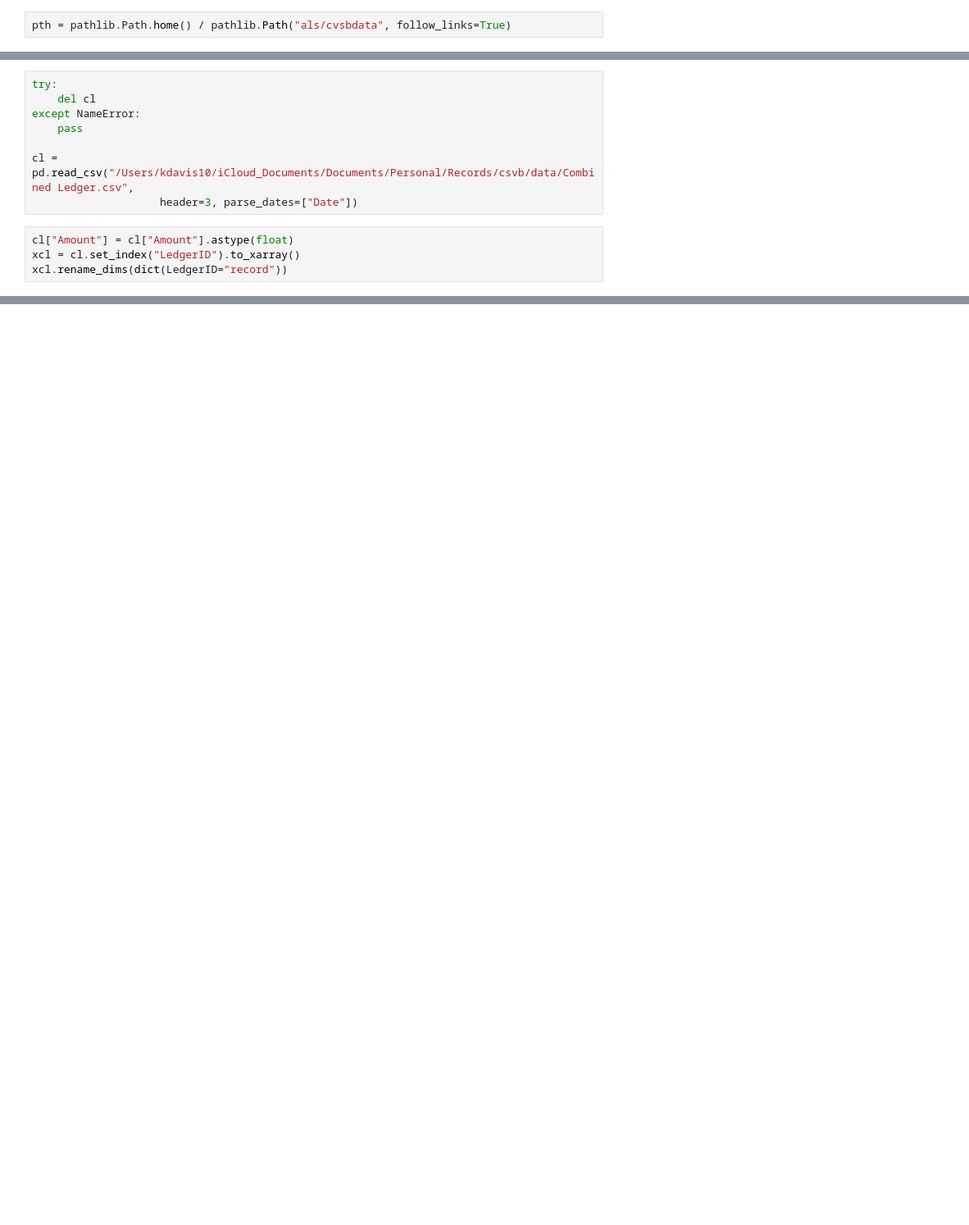
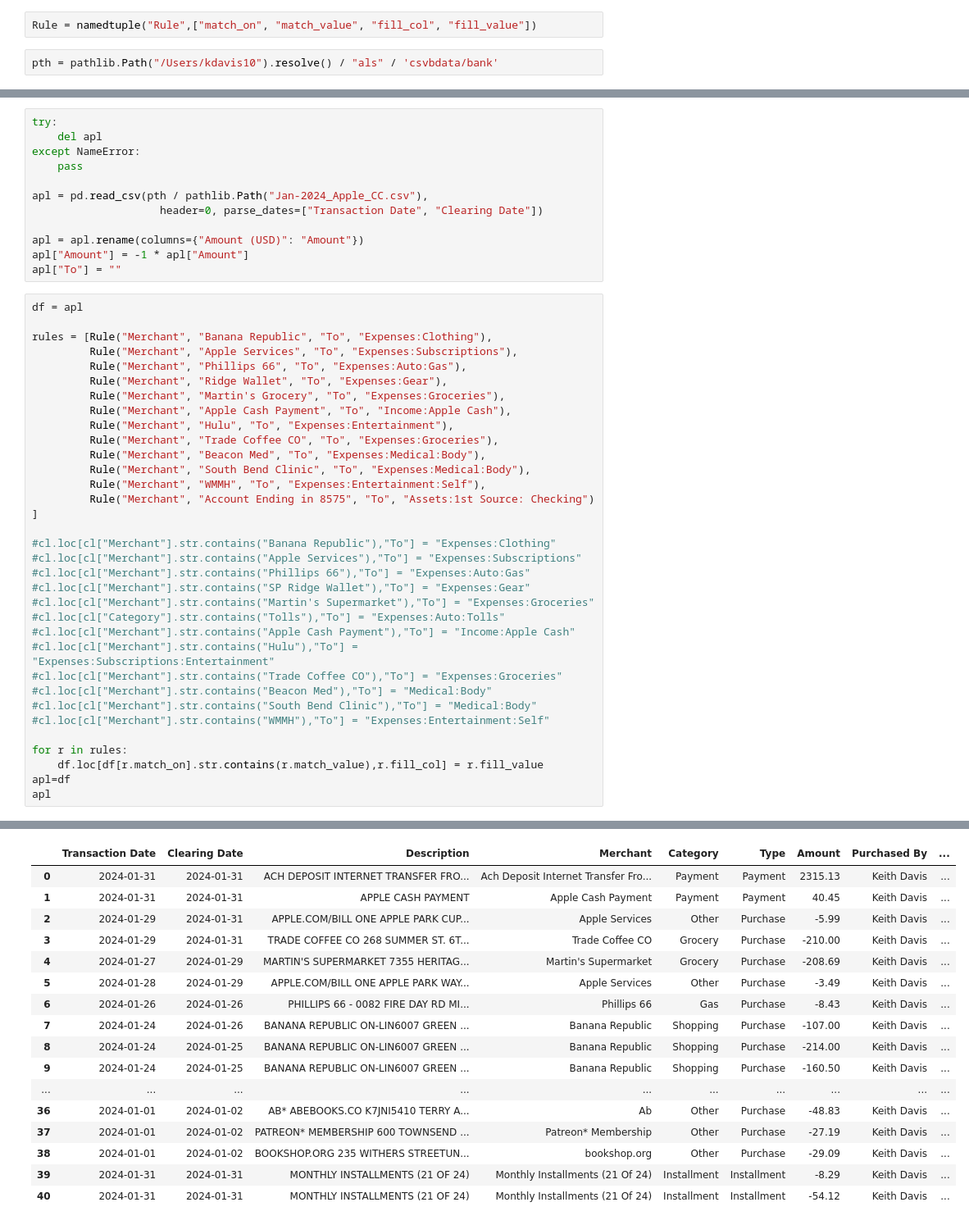
Before and after one commit to KeithDavis067/csvb, a Jupyter notebook: xar_transactions.ipynb, the cells around one changed output, grey strips where cells are left out. Shown at 82% size. Saved outputs shown, nothing was run; the diff lists cells and outputs as text; blank space fills up the shorter version.

```diff
--- a/xar_transactions.ipynb
+++ b/xar_transactions.ipynb
@@ -8,3 +16,5 @@ import xarray as xr
+# %%
+Rule = namedtuple("Rule",["match_on", "match_value", "fill_col", "fill_value"])
 # %%
-pth = pathlib.Path.home() / pathlib.Path("als/cvsbdata", follow_links=True)
+pth = pathlib.Path("/Users/kdavis10").resolve() / "als" / 'csvbdata/bank'
 # %%
@@ -14,13 +24,47 @@ PosixPath('/Users/kdavis10/als/cvsbdata')
 # %%
 try:
-    del cl
+    del apl
 except NameError:
     pass
 
-cl = pd.read_csv("/Users/kdavis10/iCloud_Documents/Documents/Personal/Records/csvb/data/Combined Ledger.csv",
-                    header=3, parse_dates=["Date"])
+apl = pd.read_csv(pth / pathlib.Path("Jan-2024_Apple_CC.csv"),
+                    header=0, parse_dates=["Transaction Date", "Clearing Date"])
+
+apl = apl.rename(columns={"Amount (USD)": "Amount"})
+apl["Amount"] = -1 * apl["Amount"]
+apl["To"] = ""
 # %%
-cl["Amount"] = cl["Amount"].astype(float)
-xcl = cl.set_index("LedgerID").to_xarray()
-xcl.rename_dims(dict(LedgerID="record"))
+df = apl
+
+rules = [Rule("Merchant", "Banana Republic", "To", "Expenses:Clothing"),
+         Rule("Merchant", "Apple Services", "To", "Expenses:Subscriptions"),
+         Rule("Merchant", "Phillips 66", "To", "Expenses:Auto:Gas"),
+         Rule("Merchant", "Ridge Wallet", "To", "Expenses:Gear"),
+         Rule("Merchant", "Martin's Grocery", "To", "Expenses:Groceries"),
+         Rule("Merchant", "Apple Cash Payment", "To", "Income:Apple Cash"),
+         Rule("Merchant", "Hulu", "To", "Expenses:Entertainment"),
+         Rule("Merchant", "Trade Coffee CO", "To", "Expenses:Groceries"),
+         Rule("Merchant", "Beacon Med", "To", "Expenses:Medical:Body"),
+         Rule("Merchant", "South Bend Clinic", "To", "Expenses:Medical:Body"),
+         Rule("Merchant", "WMMH", "To", "Expenses:Entertainment:Self"),
+         Rule("Merchant", "Account Ending in 8575", "To", "Assets:1st Source: Checking")
+]
+
+#cl.loc[cl["Merchant"].str.contains("Banana Republic"),"To"] = "Expenses:Clothing"
+#cl.loc[cl["Merchant"].str.contains("Apple Services"),"To"] = "Expenses:Subscriptions"
+#cl.loc[cl["Merchant"].str.contains("Phillips 66"),"To"] = "Expenses:Auto:Gas"
+#cl.loc[cl["Merchant"].str.contains("SP Ridge Wallet"),"To"] = "Expenses:Gear"
+#cl.loc[cl["Merchant"].str.contains("Martin's Supermarket"),"To"] = "Expenses:Groceries"
+#cl.loc[cl["Category"].str.contains("Tolls"),"To"] = "Expenses:Auto:Tolls"
+#cl.loc[cl["Merchant"].str.contains("Apple Cash Payment"),"To"] = "Income:Apple Cash"
+#cl.loc[cl["Merchant"].str.contains("Hulu"),"To"] = "Expenses:Subscriptions:Entertainment"
+#cl.loc[cl["Merchant"].str.contains("Trade Coffee CO"),"To"] = "Expenses:Groceries"
+#cl.loc[cl["Merchant"].str.contains("Beacon Med"),"To"] = "Medical:Body"
+#cl.loc[cl["Merchant"].str.contains("South Bend Clinic"),"To"] = "Medical:Body"
+#cl.loc[cl["Merchant"].str.contains("WMMH"),"To"] = "Expenses:Entertainment:Self"
+
+for r in rules:
+    df.loc[df[r.match_on].str.contains(r.match_value),r.fill_col] = r.fill_value
+apl=df
+apl
 # %% [output]
@@ -37,0 +71,17 @@ Data variables:
+|  | Transaction Date | Clearing Date | Description | Merchant | Category | Type | Amount | Purchased By | ... |
+| 0 | 2024-01-31 | 2024-01-31 | ACH DEPOSIT INTERNET TRANSFER FRO... | Ach Deposit Internet Transfer Fro... | Payment | Payment | 2315.13 | Keith Davis | ... |
+| 1 | 2024-01-31 | 2024-01-31 | APPLE CASH PAYMENT | Apple Cash Payment | Payment | Payment | 40.45 | Keith Davis | ... |
+| 2 | 2024-01-29 | 2024-01-31 | APPLE.COM/BILL ONE APPLE PARK CUP... | Apple Services | Other | Purchase | -5.99 | Keith Davis | ... |
+| 3 | 2024-01-29 | 2024-01-31 | TRADE COFFEE CO 268 SUMMER ST. 6T... | Trade Coffee CO | Grocery | Purchase | -210.00 | Keith Davis | ... |
+| 4 | 2024-01-27 | 2024-01-29 | MARTIN'S SUPERMARKET 7355 HERITAG... | Martin's Supermarket | Grocery | Purchase | -208.69 | Keith Davis | ... |
+| 5 | 2024-01-28 | 2024-01-29 | APPLE.COM/BILL ONE APPLE PARK WAY... | Apple Services | Other | Purchase | -3.49 | Keith Davis | ... |
+| 6 | 2024-01-26 | 2024-01-26 | PHILLIPS 66 - 0082 FIRE DAY RD MI... | Phillips 66 | Gas | Purchase | -8.43 | Keith Davis | ... |
+| 7 | 2024-01-24 | 2024-01-26 | BANANA REPUBLIC ON-LIN6007 GREEN ... | Banana Republic | Shopping | Purchase | -107.00 | Keith Davis | ... |
+| 8 | 2024-01-24 | 2024-01-25 | BANANA REPUBLIC ON-LIN6007 GREEN ... | Banana Republic | Shopping | Purchase | -214.00 | Keith Davis | ... |
+| 9 | 2024-01-24 | 2024-01-25 | BANANA REPUBLIC ON-LIN6007 GREEN ... | Banana Republic | Shopping | Purchase | -160.50 | Keith Davis | ... |
+| ... | ... | ... | ... | ... | ... | ... | ... | ... | ... |
+| 36 | 2024-01-01 | 2024-01-02 | AB* ABEBOOKS.CO K7JNI5410 TERRY A... | Ab | Other | Purchase | -48.83 | Keith Davis | ... |
+| 37 | 2024-01-01 | 2024-01-02 | PATREON* MEMBERSHIP 600 TOWNSEND ... | Patreon* Membership | Other | Purchase | -27.19 | Keith Davis | ... |
+| 38 | 2024-01-01 | 2024-01-02 | BOOKSHOP.ORG 235 WITHERS STREETUN... | bookshop.org | Other | Purchase | -29.09 | Keith Davis | ... |
+| 39 | 2024-01-31 | 2024-01-31 | MONTHLY INSTALLMENTS (21 OF 24) | Monthly Installments (21 Of 24) | Installment | Installment | -8.29 | Keith Davis | ... |
+| 40 | 2024-01-31 | 2024-01-31 | MONTHLY INSTALLMENTS (21 OF 24) | Monthly Installments (21 Of 24) | Installment | Installment | -54.12 | Keith Davis | ... |
```
Also changed, not shown: parts of 4 cells of this notebook, 4 other files.
